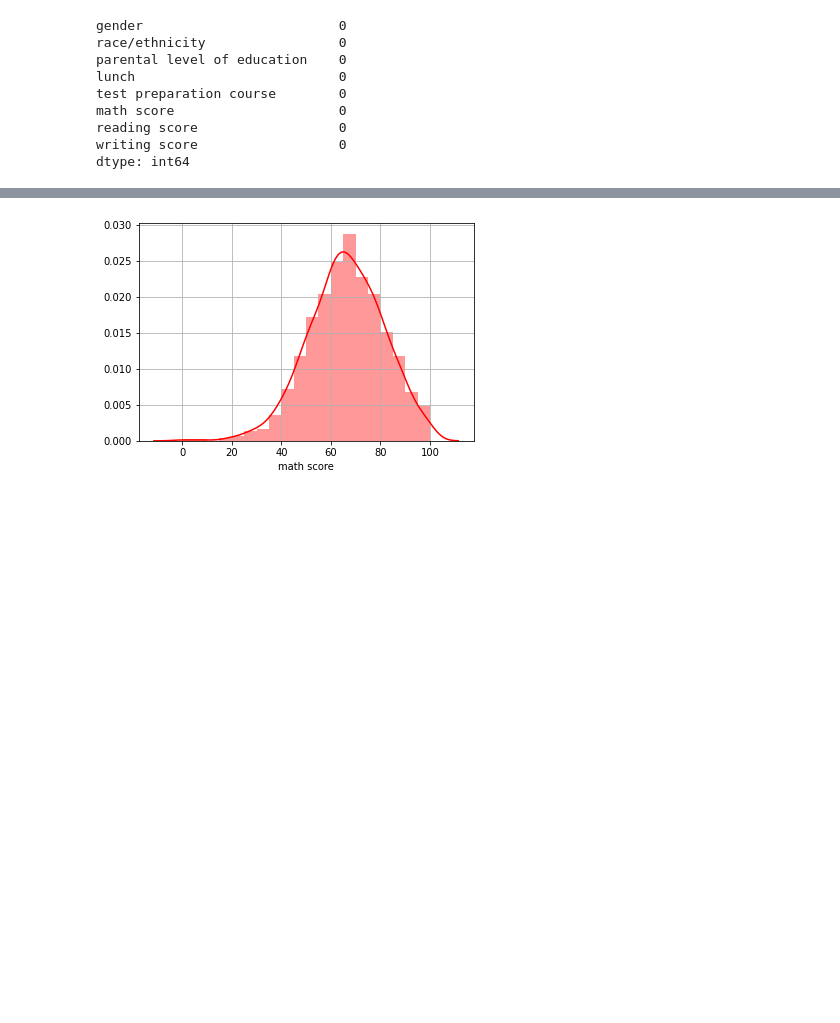
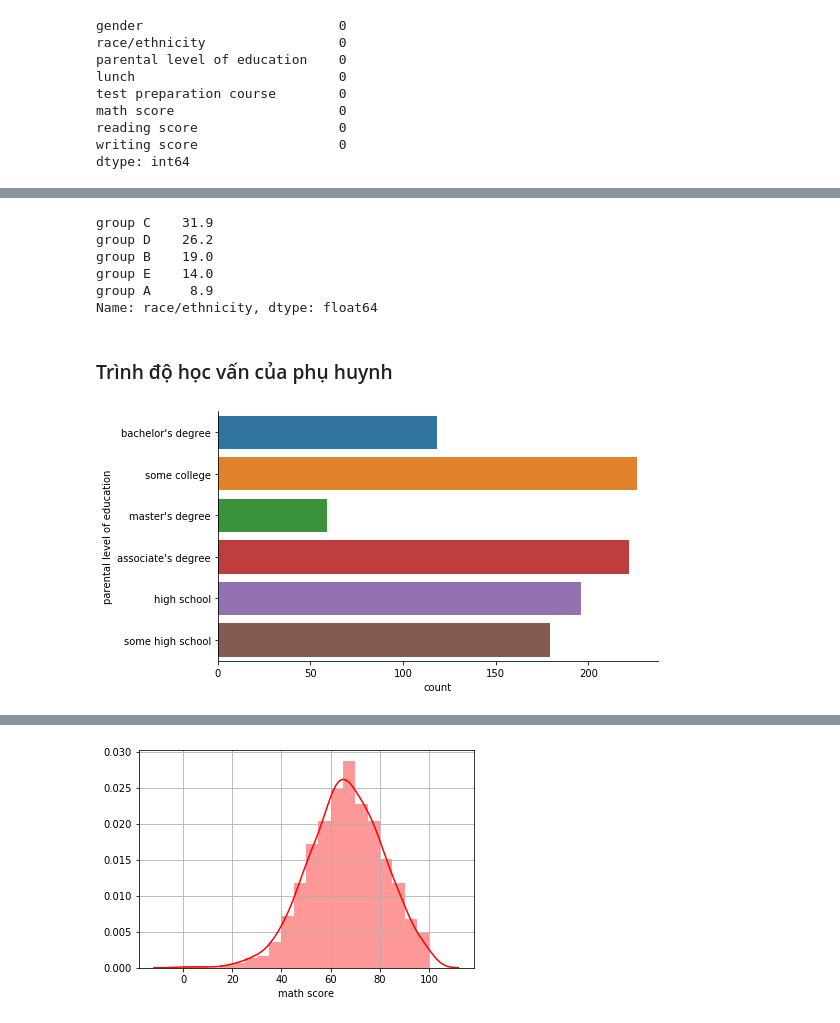
Before and after one commit to LuuHung99/Datamining, a Jupyter notebook: dataMining.ipynb, the cells around one changed output, grey strips where cells are left out. Cells and saved outputs as stored; diff of their text form; code cells hidden in the pictures; blank space fills up the shorter version.

```diff
--- a/dataMining.ipynb
+++ b/dataMining.ipynb
@@ -54,0 +75,15 @@ dtype: int64
+# %%
+df['race/ethnicity'].value_counts(normalize=True) * 100
+# %% [output]
+group C    31.9
+group D    26.2
+group B    19.0
+group E    14.0
+group A     8.9
+Name: race/ethnicity, dtype: float64
+# %% [markdown]
+### Trình độ học vấn của phụ huynh
+# %%
+sns.catplot(y="parental level of education",  kind="count", height=4, aspect=2, data=df);
+# %% [output]
+[figure, added]
```
Also changed, not shown: parts of 23 cells of this notebook.
